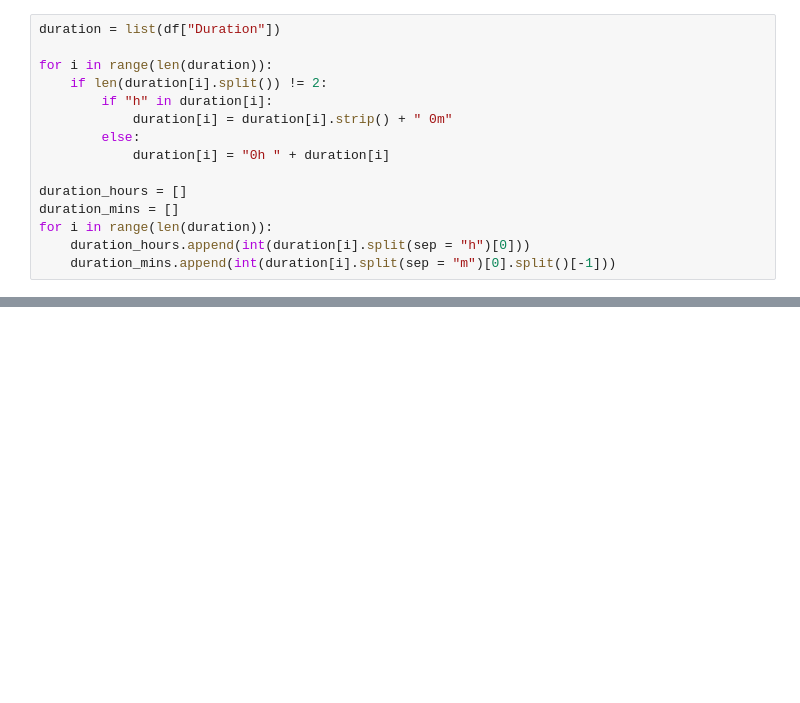
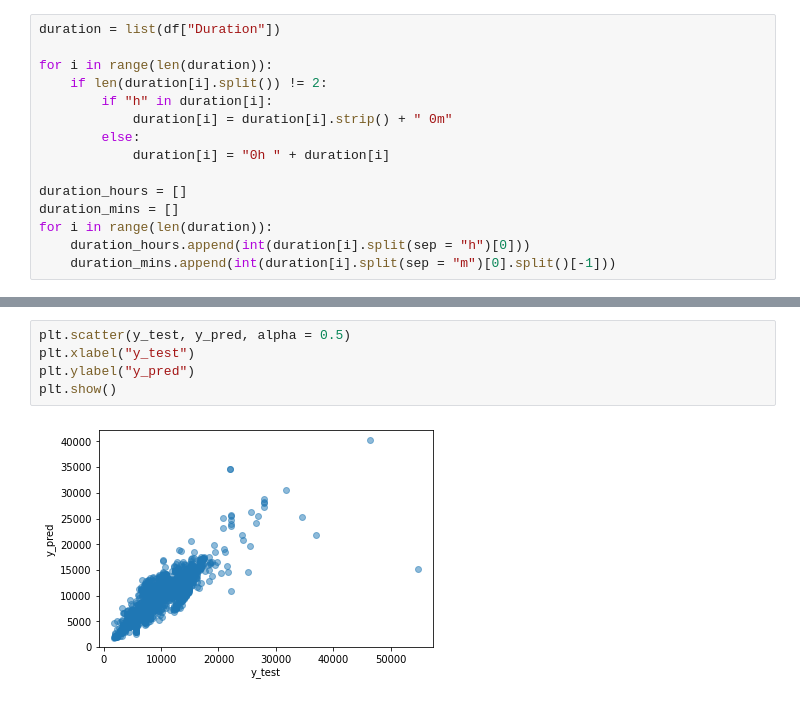
Before and after one commit to Tanujcbe/Fligth-Fare-Prediction, a Jupyter notebook: fligth_fare_prediction_.ipynb, the cells around one changed output, grey strips where cells are left out. Drawn from its saved outputs; the diff is of its cells as text; blank space fills up the shorter version.

```diff
--- a/fligth_fare_prediction_.ipynb
+++ b/fligth_fare_prediction_.ipynb
@@ -172,0 +598,7 @@ df.head()
+# %%
+plt.scatter(y_test, y_pred, alpha = 0.5)
+plt.xlabel("y_test")
+plt.ylabel("y_pred")
+plt.show()
+# %% [output]
+[figure, added]
```
Also changed, not shown: parts of 34 cells of this notebook.
